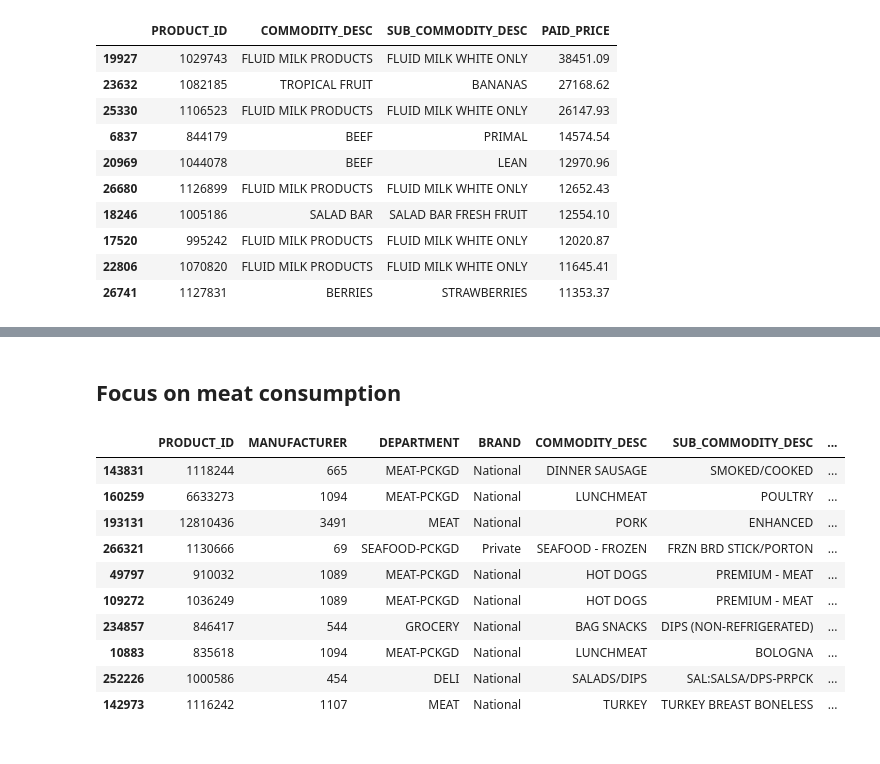
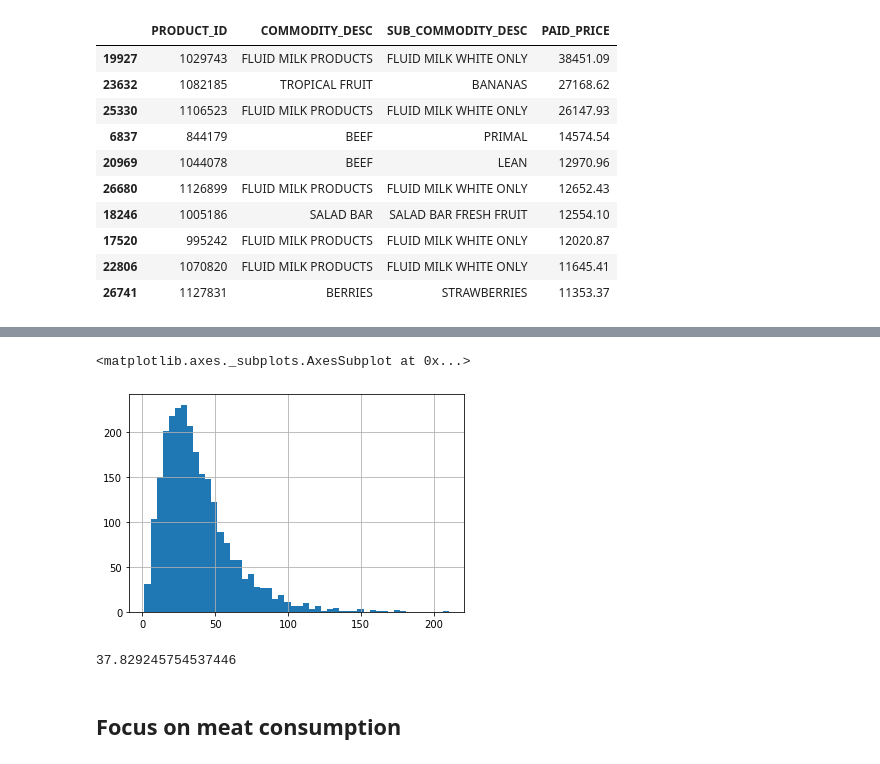
Before and after one commit to BenjaminEngelman/ADA-Project, a Jupyter notebook: Project-MainBenja.ipynb, the cells around one changed output, grey strips where cells are left out. Cells and saved outputs as stored; diff of their text form; code cells hidden in the pictures.

```diff
--- a/Project-MainBenja.ipynb
+++ b/Project-MainBenja.ipynb
@@ -405,24 +422,26 @@ transac_prod.groupby(['PRODUCT_ID'], as_index=False)\
+# %%
+weeks_activity_by_household = transactions.groupby("household_key").agg({"WEEK_NO": set, "PAID_PRICE": sum})
+# %%
+weeks_activity_by_household["Number_of_active_weeks"] = weeks_activity_by_household["WEEK_NO"].apply(lambda x: len(x))
+weeks_activity_by_household["avg_spending_per_week"] = weeks_activity_by_household["PAID_PRICE"] / weeks_activity_by_household["Number_of_active_weeks"]
+weeks_activity_by_household = weeks_activity_by_household.drop(columns="WEEK_NO")
+# %%
+weeks_activity_by_household = weeks_activity_by_household.sort_values(by="Number_of_active_weeks", ascending=False)
+weeks_activity_by_household.avg_spending_per_week.hist(bins=50)
+# %% [output]
+<matplotlib.axes._subplots.AxesSubplot at 0x...>
+[figure, added]
+# %%
+np.median(weeks_activity_by_household.avg_spending_per_week)
+np.mean(weeks_activity_by_household.avg_spending_per_week)
+# %% [output]
+37.829245754537446
 # %% [markdown]
 ## Focus on meat consumption
 # %%
 meat_transactions = pd.merge(meat_products, transactions, on="PRODUCT_ID", how="inner")
 # cont_meat_transactions = pd.merge(cont_meat, transactions, on="PRODUCT_ID", how="inner")
 # meat_transactions = pd.concat([meat_transactions, cont_meat_transactions])
-# %%
-# meat_transactions[["COMMODITY_DESC", "PAID_PRICE", "QUANTITY", "SALES_VALUE","RETAIL_DISC", "COUPON_DISC"]].sample(10)
-meat_transactions[meat_transactions.SALES_VALUE == 0].sample(10)
-# %% [output]
-|  | PRODUCT_ID | MANUFACTURER | DEPARTMENT | BRAND | COMMODITY_DESC | SUB_COMMODITY_DESC | ... |
-| 143831 | 1118244 | 665 | MEAT-PCKGD | National | DINNER SAUSAGE | SMOKED/COOKED | ... |
-| 160259 | 6633273 | 1094 | MEAT-PCKGD | National | LUNCHMEAT | POULTRY | ... |
-| 193131 | 12810436 | 3491 | MEAT | National | PORK | ENHANCED | ... |
-| 266321 | 1130666 | 69 | SEAFOOD-PCKGD | Private | SEAFOOD - FROZEN | FRZN BRD STICK/PORTON | ... |
-| 49797 | 910032 | 1089 | MEAT-PCKGD | National | HOT DOGS | PREMIUM - MEAT | ... |
-| 109272 | 1036249 | 1089 | MEAT-PCKGD | National | HOT DOGS | PREMIUM - MEAT | ... |
-| 234857 | 846417 | 544 | GROCERY | National | BAG SNACKS | DIPS (NON-REFRIGERATED) | ... |
-| 10883 | 835618 | 1094 | MEAT-PCKGD | National | LUNCHMEAT | BOLOGNA | ... |
-| 252226 | 1000586 | 454 | DELI | National | SALADS/DIPS | SAL:SALSA/DPS-PRPCK | ... |
-| 142973 | 1116242 | 1107 | MEAT | National | TURKEY | TURKEY BREAST BONELESS | ... |
 # %%
 print(f"Number of transactions for meat : {len(meat_transactions)}")
 # %% [output]
```
Also changed, not shown: parts of 27 cells of this notebook.
